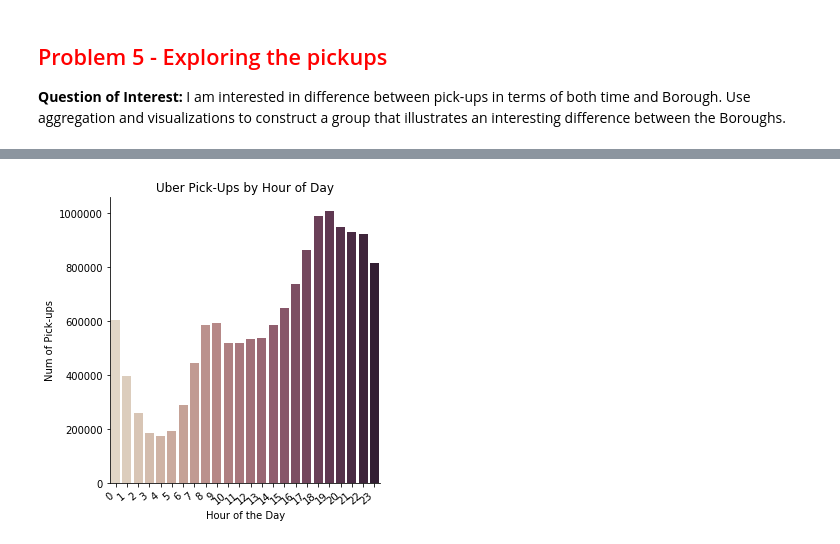
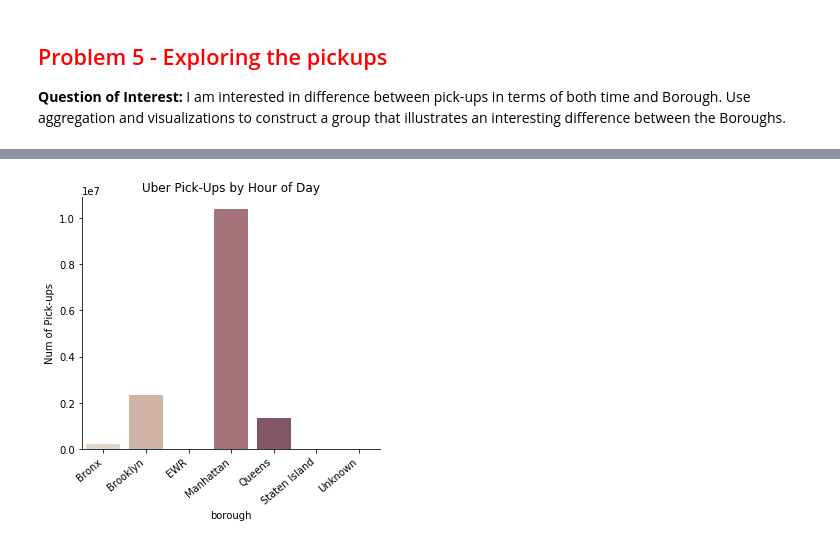
Before and after one commit to acker016/DSCI430, a Jupyter notebook: lab_5_joining_uber_data_DAY1.ipynb, the cells around one changed output, grey strips where cells are left out. Saved outputs shown, nothing was run; the diff lists cells and outputs as text; code cells hidden in the pictures.

```diff
--- a/lab_5_joining_uber_data_DAY1.ipynb
+++ b/lab_5_joining_uber_data_DAY1.ipynb
@@ -312,9 +313,10 @@ Base.prepare(engine2, reflect=True)
 Uber = Base.classes.uber_lookup
 # %%
 from sqlalchemy import select, func
-stmt = (select([Uber.hour,
+stmt = (select([Uber.hour, Uber.borough_name,
                func.count(Uber.hour).label('total hourly count')])
-        .group_by(Uber.hour))
+        .filter_by(Uber.borough_name = '')
+        .group_by(Uber.borough_name))
 cnts = pd.read_sql_query(stmt, con=engine2)
 cnts
 # %% [output]
@@ -338,19 +331,19 @@ cnts
 # %%
 import seaborn as sns
 %matplotlib inline
 import matplotlib.pylab as plt
 ax = (sns
-      .catplot(x="hour",
+      .catplot(x="borough_name",
                y = 'total hourly count',
                kind="bar",
                palette="ch:.25",
                data=cnts))
 
 ax.set_xticklabels(ax.ax.get_xticklabels(), rotation=40, ha="right")
 ax.set(title='Uber Pick-Ups by Hour of Day',
-       xlabel='Hour of the Day',
+       xlabel='borough',
        ylabel='Num of Pick-ups')
 plt.tight_layout()
 plt.show()
 # %% [output]
-[figure, old version]
+[figure, new version]
```
Also changed, not shown: parts of 5 cells of this notebook.
